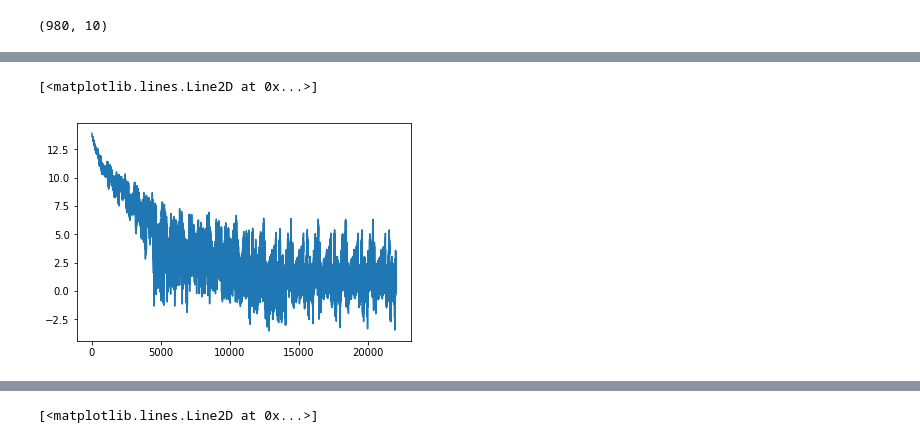
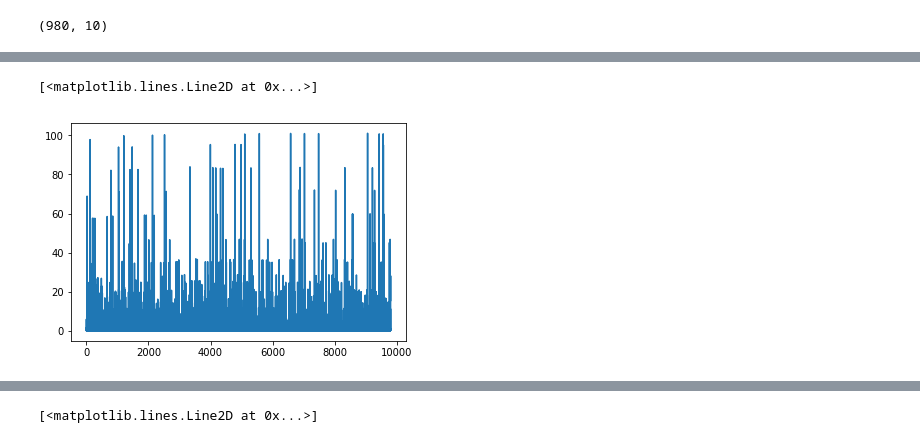
Before and after one commit to meersuri/JupyterNotebooks, a Jupyter notebook: Transformer .ipynb, the cells around one changed output, grey strips where cells are left out. Cells and saved outputs as stored; diff of their text form; code cells hidden in the pictures.

```diff
--- a/Transformer .ipynb
+++ b/Transformer .ipynb
@@ -187,7 +221,7 @@ X_train.shape
 # %% [output]
 (980, 10)
 # %%
-y_train = np.array([densities[i][j*n_steps:(j + 1)*n_steps] for i in range(n_train) for j in range(1, seq_len//n_steps)])
-y_train.shape
+Y_train = np.array([densities[i][j*batch_size:(j + 1)*batch_size] for i in range(n_train) for j in range(1, seq_len//batch_size)])
+Y_train.shape
 # %% [output]
 (980, 10)
@@ -207,0 +228,10 @@ y_train.shape
+# %%
+def get_batch(X_train, Y_train, d):
+    batch_size = X_train.shape[1]
+    x = torch.zeros((batch_size, d))
+    y = torch.zeros((batch_size, d))
+    idx = np.random.randint(0, X_train.shape[0])
+    for i in range(batch_size):
+        x[i] = torch.tensor([X_train[idx][i]**j for j in range(d)])
+        y[i] = torch.tensor([Y_train[idx][i]**j for j in range(d)])
+    return (x, y)
@@ -208,32 +243,27 @@ y_train.shape
 # %%
-model = IntroRNN(order, hidden_dim)
-model.to(device)
+model = Transformer(input_size, d, n_heads, dff, n_layers)
+# model.to(device)
 optimizer = optim.Adam(model.parameters(), lr=0.0002, weight_decay = 10)
 # optimizer = optim.SGD(model.parameters(), lr=0.001, momentum=0.9)
 criterion = nn.MSELoss()
 loss_vals = []
+n_iters = X_train.shape[0]
 # %%
 epochs = 10
 avg_loss = 0
 for e in range(epochs):
     avg_loss = 0
-    for i in range(len(X_train)):
-        data = torch.unsqueeze(torch.as_tensor(X_train[i], dtype = torch.float), dim = 1)
-        data = data.to(device)
-        target = torch.unsqueeze(torch.as_tensor(y_train[i], dtype = torch.float), dim = 1)
-        target = target.to(device)
+    for i in range(n_iters):
+        data, target = get_batch(X_train, Y_train, d)
+#         data = data.to(device)
+#         target = target.to(device)
+        out = model(data, target)
         optimizer.zero_grad()
-        loss = 0
-        for j in range(data.shape[0]):
-            out = model(data[j])
-            loss += criterion(out, target)
-
-        loss.backward(retain_graph = True)
+        loss = criterion(out, target[:, 1])
+        loss.backward()
         loss_vals.append(loss.item())
         avg_loss += loss_vals[-1]
-
         optimizer.step()
-        model.init_hidden()
 
     avg_loss /= len(X_train)
     print('Epoch = {}, avg loss = {:.3}'.format(e, avg_loss))
@@ -251,8 +281,8 @@ Epoch = 9, avg loss = 1.02e+10
 # %%
-plt.plot(np.log(np.array(loss_vals)))
+plt.plot(loss_vals)
 # %% [output]
 [<matplotlib.lines.Line2D at 0x...>]
-[figure, old version]
+[figure, new version]
 # %%
 loss_vals[-10:-1]
 # %% [output]
```
Also changed, not shown: parts of 33 cells of this notebook.
